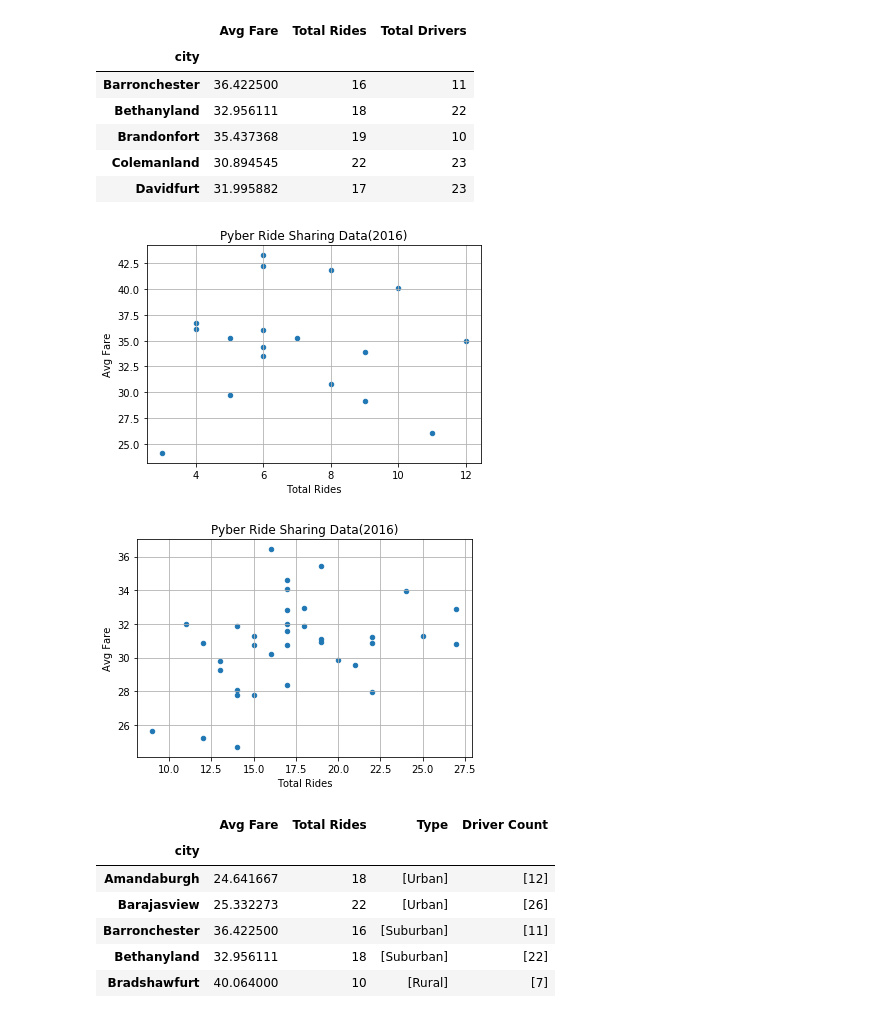
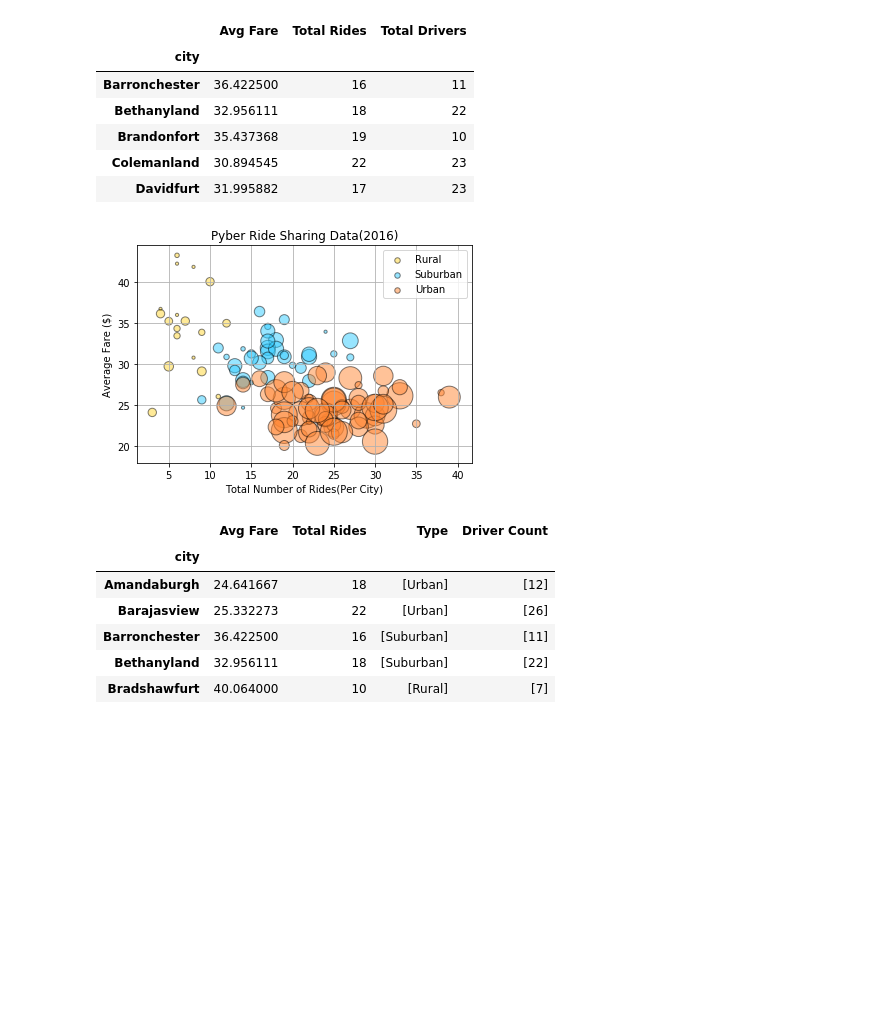
Before and after one commit to Omar-Castillo/Homework, a Jupyter notebook: Matplotlib/Pyber/pyber_OC_hw.ipynb, the cells around one changed output. Saved outputs shown, nothing was run; the diff lists cells and outputs as text; code cells hidden in the pictures; blank space fills up the shorter version.

Commit message:
Bubble Chart of Ride Sharing
Chart complete, only missing our text label

```diff
--- a/Matplotlib/Pyber/pyber_OC_hw.ipynb
+++ b/Matplotlib/Pyber/pyber_OC_hw.ipynb
@@ -101,15 +97,38 @@ suburban_cities.head()
 | Brandonfort | 35.437368 | 19 | 10 |
 | Colemanland | 30.894545 | 22 | 23 |
 | Davidfurt | 31.995882 | 17 | 23 |
-# %%
-# Build the scatter plots for each city types
-
-rural_cities.plot(kind="scatter", x= "Total Rides" , y= "Avg Fare", grid=True, figsize=(6,4), title="Pyber Ride Sharing Data(2016)")
-suburban_cities.plot(kind="scatter", x= "Total Rides" , y= "Avg Fare", grid=True, figsize=(6,4), title="Pyber Ride Sharing Data(2016)")
-plt.show()
-# %% [output]
-[figure, removed]
-[figure, removed]
+# %%
+# Build the scatter plots for each city types
+# To plot multiple column groups in a single axes, repeat plot method specifying target ax
+# Looked up HTML color codes
+ax = rural_cities.plot.scatter(x="Total Rides", y='Avg Fare', s= rural_cities["Total Drivers"]*10, grid=True,
+                               alpha=0.5, color='#FFD633', edgecolors ='black', label='Rural', figsize= [6,4])
+plt.plot()
+
+#Add suburban cities df to existing df, matching ax.
+#Talk to instructors for the need to reset the index.
+suburban_cities.reset_index().plot.scatter(x="Total Rides", y='Avg Fare', s= suburban_cities["Total Drivers"]*10, color='#33CCFF',
+                                           grid=True, alpha=0.5, edgecolors = 'black', label='Suburban', ax=ax)
+#Repeat above process
+urban_cities.reset_index().plot.scatter(x="Total Rides", y='Avg Fare', s= urban_cities["Total Drivers"]*10, color='#FF8633',
+                                           grid=True, alpha=0.5, edgecolors = 'black', label='Urban', ax=ax)
+#Add title to our scatter plot along with an x-axis and y-axis title
+plt.title("Pyber Ride Sharing Data(2016)")
+plt.xlabel("Total Number of Rides(Per City)")
+plt.ylabel("Average Fare ($)")
+
+#legend was added automatically, but due to the markers being effected by size, found the below code to make sure all markers in
+#legend are matching
+lgnd = plt.legend(loc="best", scatterpoints=1, fontsize=10)
+lgnd.legendHandles[0]._sizes = [30]
+lgnd.legendHandles[1]._sizes = [30]
+lgnd.legendHandles[2]._sizes = [30]
+
+# Incorporate a text label regarding circle size
+
+plt.show()
+# %% [output]
+[figure, added]
 # %%
 #create new dataframe that groups our merged data by city type
 city_group = pd.DataFrame(merged_data.groupby(["city"]).fare.mean())
```
Also changed, not shown: parts of 1 cell of this notebook.
